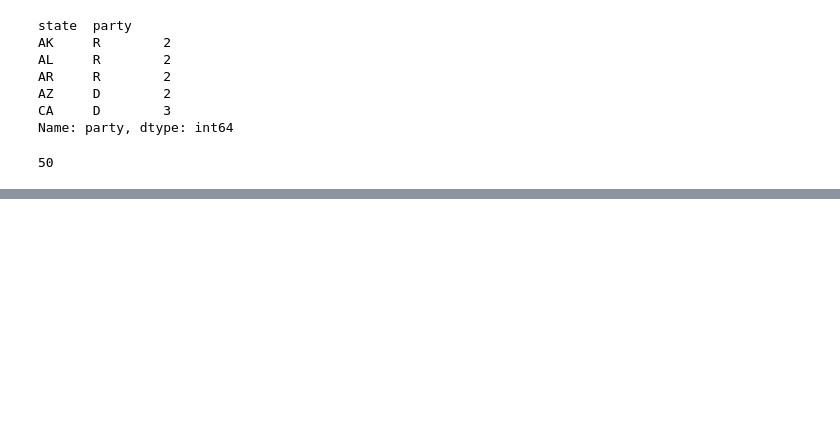
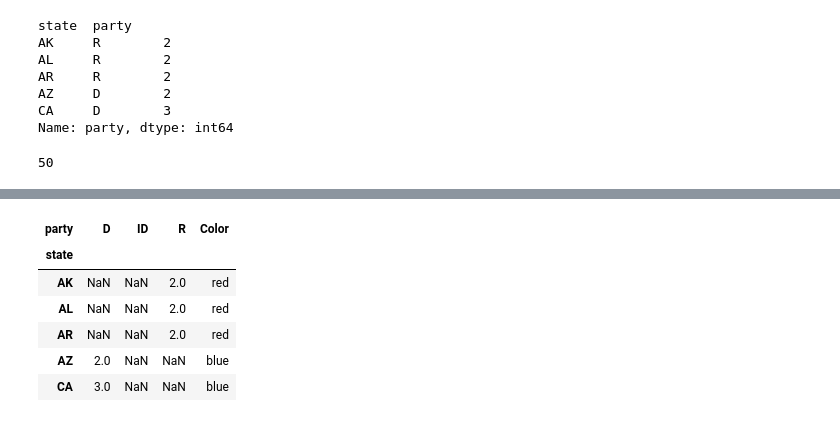
Before and after one commit to gt-data-bootcamp/data-science-bootcamp-project-1, a Jupyter notebook: covid-politics.ipynb, the cells around one changed output, grey strips where cells are left out. Drawn from its saved outputs; the diff is of its cells as text; code cells hidden in the pictures; blank space fills up the shorter version.

```diff
--- a/covid-politics.ipynb
+++ b/covid-politics.ipynb
@@ -79,0 +90,22 @@ AttributeError: 'DataFrame' object has no attribute 'map'
+# %%
+def polColor(dem, ind, rep):
+    if dem >= 2 :
+        color='blue'
+    elif ind >= 2 :
+        color='white'
+    elif rep >= 2 :
+        color='red'
+    else:
+        color='purple'
+    return color
+
+party_df['Color'] = party_df.apply(lambda x: polColor(x['D'], x['ID'], x['R']), axis=1)
+party_df.head()
+# %% [output]
+| party | D | ID | R | Color |
+| state |  |  |  |  |
+| AK | NaN | NaN | 2.0 | red |
+| AL | NaN | NaN | 2.0 | red |
+| AR | NaN | NaN | 2.0 | red |
+| AZ | 2.0 | NaN | NaN | blue |
+| CA | 3.0 | NaN | NaN | blue |
```
Also changed, not shown: parts of 13 cells of this notebook, 1 other file.
